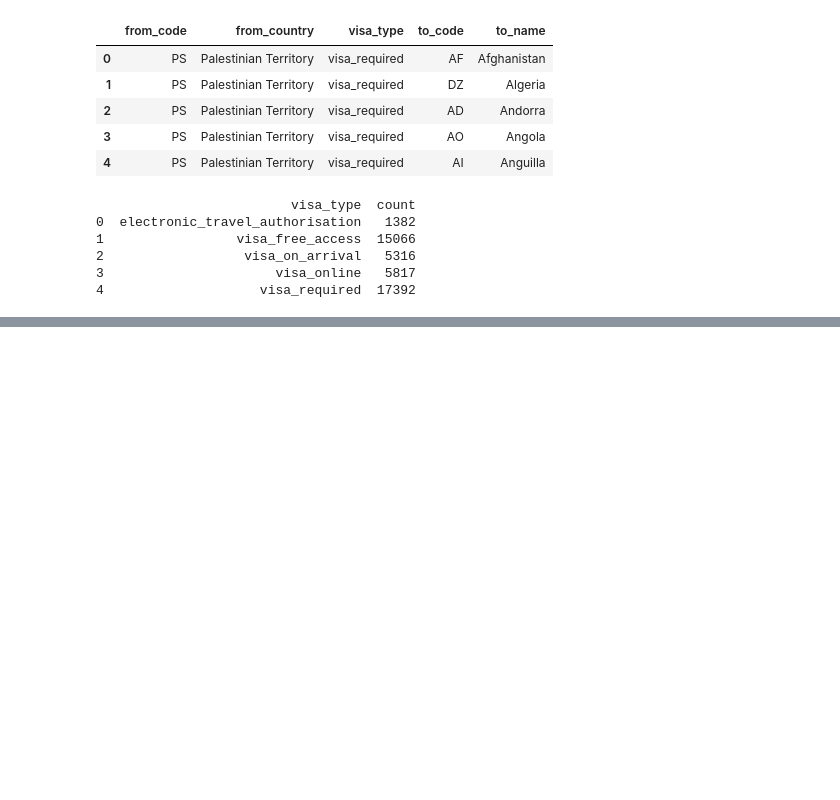
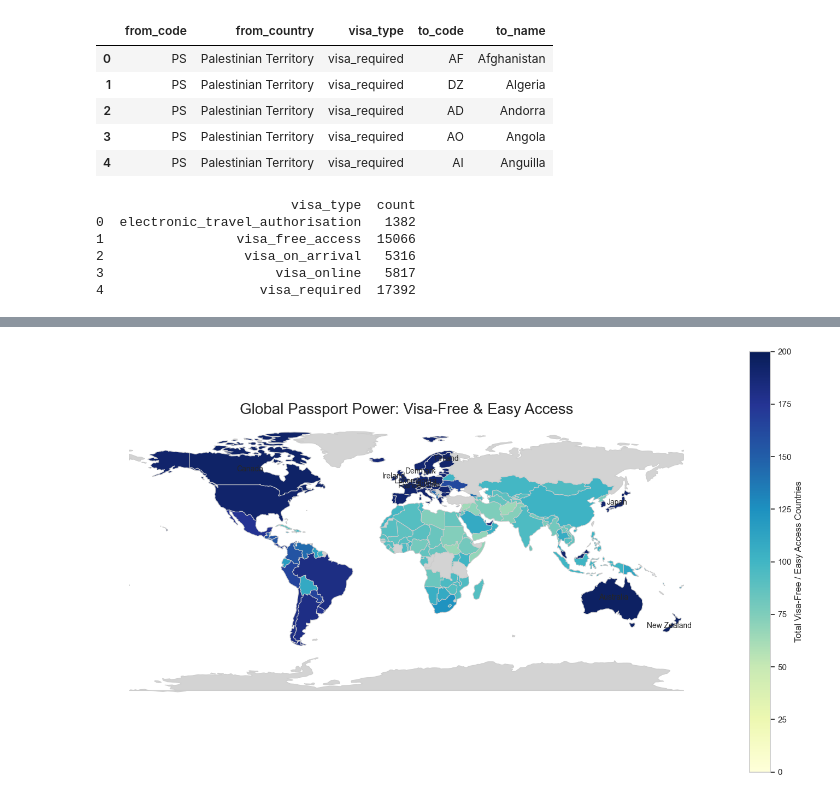
Before and after one commit to Deadpigg/dsa2101project, a Jupyter notebook: project.ipynb, the cells around one changed output, grey strips where cells are left out. Saved outputs shown, nothing was run; the diff lists cells and outputs as text; code cells hidden in the pictures; blank space fills up the shorter version.

```diff
--- a/project.ipynb
+++ b/project.ipynb
@@ -235,0 +209,59 @@ plt.show()
+# %%
+import geopandas as gpd
+import matplotlib.pyplot as plt
+import pandas as pd
+
+# Load the Natural Earth low-resolution world map
+world = gpd.read_file("https://raw.githubusercontent.com/johan/world.geo.json/master/countries.geo.json")
+
+# Example: total visa-free access
+visa_pivot['total_visa_free'] = visa_pivot['visa_free_access'] + visa_pivot['visa_on_arrival'] + visa_pivot['visa_online']
+
+# Fix country name mismatches
+name_corrections = {
+    "United States": "United States of America",
+    "Russia": "Russian Federation",
+    "Vatican City": "Vatican",
+    "Palestinian Territory": "Palestine",
+    "Czechia": "Czech Republic",
+    # add more if needed
+}
+visa_pivot['from_country'] = visa_pivot['from_country'].replace(name_corrections)
+
+# Merge world map with visa data
+world_visa = world.merge(visa_pivot, how='left', left_on='name', right_on='from_country')
+
+# Plot
+fig, ax = plt.subplots(1, 1, figsize=(18, 10))
+
+world_visa.plot(
+    column='total_visa_free',            # metric to color
+    cmap='YlGnBu',                        # color palette
+    linewidth=0.8,
+    ax=ax,
+    edgecolor='0.8',
+    legend=True,
+    legend_kwds={'label': "Total Visa-Free / Easy Access Countries"},
+    missing_kwds={"color": "lightgrey"},  # grey for missing countries
+    vmin=0,
+    vmax=200
+)
+
+# Annotate top 10 countries
+for idx, row in world_visa.nlargest(10, 'total_visa_free').iterrows():
+    geom = row['geometry']
+    # Get centroid of the largest polygon if MultiPolygon
+    if geom.geom_type == 'MultiPolygon':
+        largest_poly = max(geom.geoms, key=lambda a: a.area)
+        centroid = largest_poly.centroid
+    else:  # Polygon
+        centroid = geom.centroid
+    ax.text(centroid.x, centroid.y, row['from_country'], fontsize=10, ha='center')
+
+# Title and remove axis
+ax.set_title("Global Passport Power: Visa-Free & Easy Access", fontsize=20)
+ax.set_axis_off()
+
+plt.show()
+# %% [output]
+[figure, added]
```
Also changed, not shown: parts of 1 cell of this notebook.
